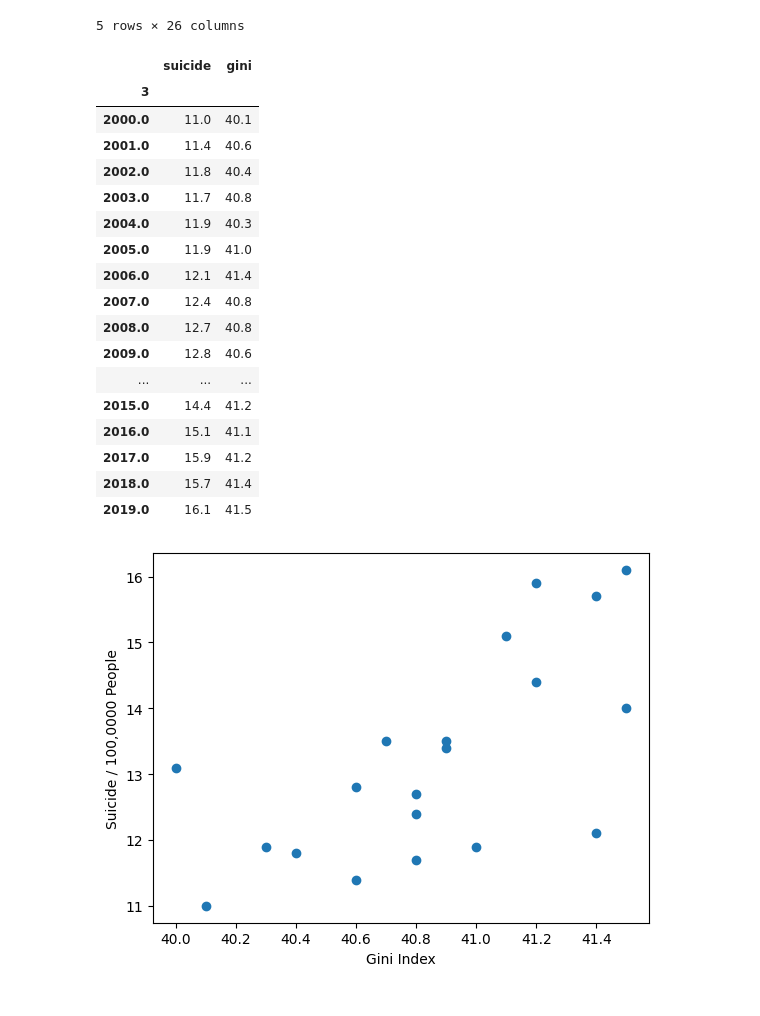
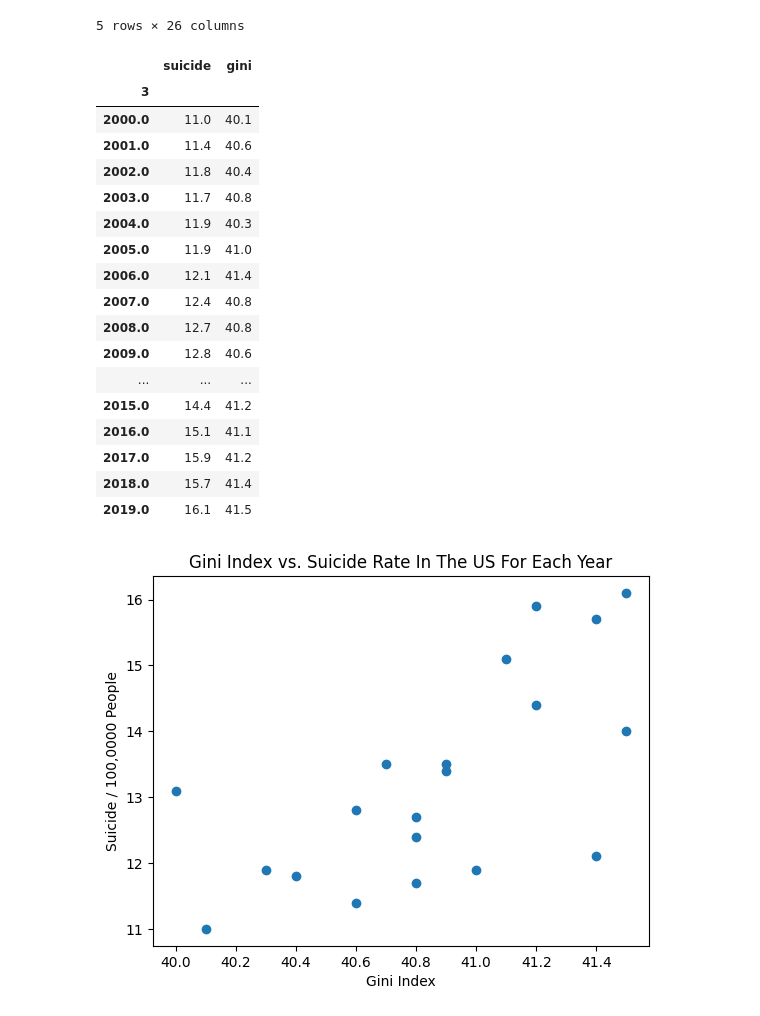
Before and after one commit to wadoodbutt/wadoodbutt.github.io, a Jupyter notebook: final_tutorial.ipynb, the cells around one changed output. Cells and saved outputs as stored; diff of their text form; code cells hidden in the pictures.

```diff
--- a/final_tutorial.ipynb
+++ b/final_tutorial.ipynb
@@ -534,33 +523,34 @@ Name: 251, dtype: object
 # %%
 df_final_g = pd.DataFrame()
 # Combining gini index data (% based) vs suicide in united states
 df_final_g['suicide'] = df_sui_states.iloc[251, 4:24].transpose()
 df_final_g['gini'] = df_gini.iloc[251, 4:24].transpose()
 plt.scatter(x=df_final_g['gini'], y=df_final_g['suicide'])
 plt.xlabel('Gini Index')
 plt.ylabel('Suicide / 100,0000 People')
+plt.title('Gini Index vs. Suicide Rate In The US For Each Year')
 display(df_final_g)
 plt.show()
 # %% [output]
 |  | suicide | gini |
 | 3 |  |  |
 | 2000.0 | 11.0 | 40.1 |
 | 2001.0 | 11.4 | 40.6 |
 | 2002.0 | 11.8 | 40.4 |
 | 2003.0 | 11.7 | 40.8 |
 | 2004.0 | 11.9 | 40.3 |
 | 2005.0 | 11.9 | 41.0 |
 | 2006.0 | 12.1 | 41.4 |
 | 2007.0 | 12.4 | 40.8 |
 | 2008.0 | 12.7 | 40.8 |
 | 2009.0 | 12.8 | 40.6 |
 | ... | ... | ... |
 | 2015.0 | 14.4 | 41.2 |
 | 2016.0 | 15.1 | 41.1 |
 | 2017.0 | 15.9 | 41.2 |
 | 2018.0 | 15.7 | 41.4 |
 | 2019.0 | 16.1 | 41.5 |
-[figure, old version]
+[figure, new version]
 # %%
 X = df_final_g['gini'].to_numpy().reshape(df_final_g['gini'].shape[0], 1)
 y = df_final_g['suicide'].to_numpy().reshape(df_final_g['suicide'].shape[0], 1)
```
Also changed, not shown: parts of 4 cells of this notebook.
